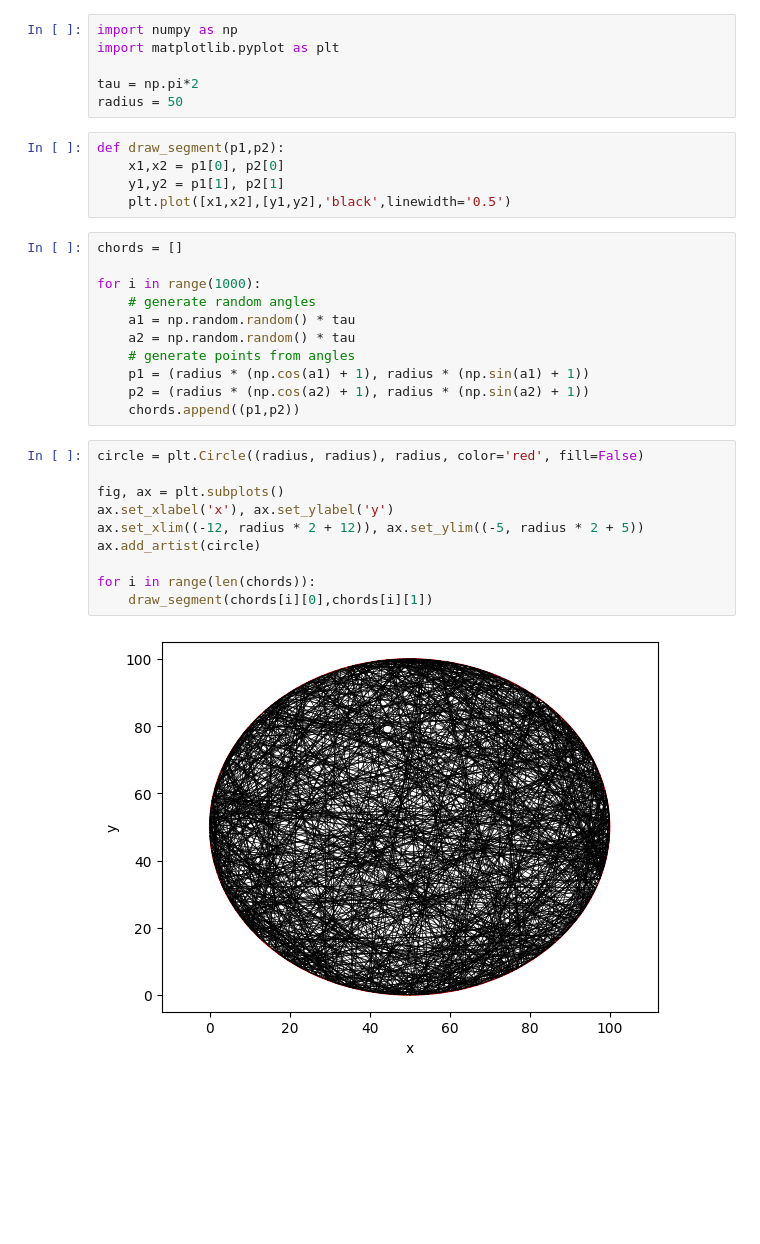
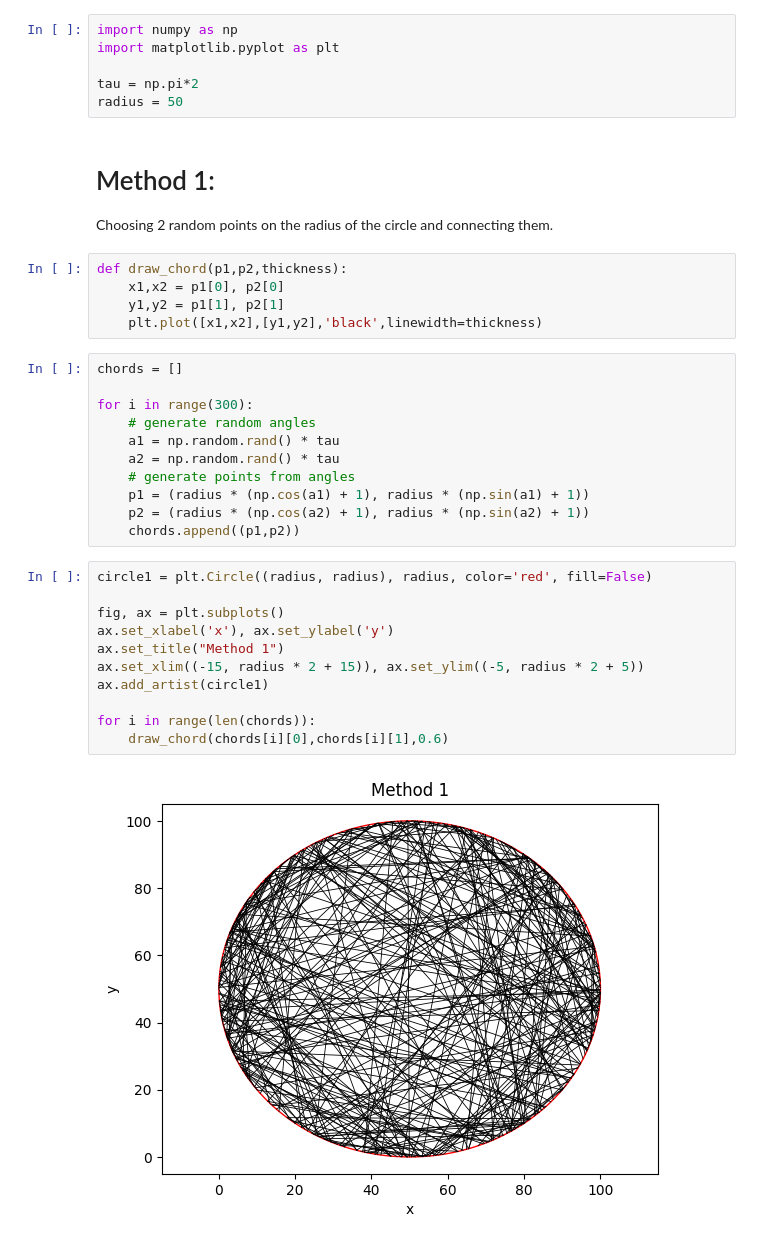
Before and after one commit to joshuamckean/prbx-code-jm, a Jupyter notebook: Bertrand's Paradox.ipynb, the cells around one changed output. Cells and saved outputs as stored; diff of their text form; blank space fills up the shorter version.

```diff
--- a/Bertrand's Paradox.ipynb
+++ b/Bertrand's Paradox.ipynb
@@ -4,31 +4,36 @@ import matplotlib.pyplot as plt
 
 tau = np.pi*2
 radius = 50
+# %% [markdown]
+# Method 1:
+
+Choosing 2 random points on the radius of the circle and connecting them.
 # %%
-def draw_segment(p1,p2):
+def draw_chord(p1,p2,thickness):
     x1,x2 = p1[0], p2[0]
     y1,y2 = p1[1], p2[1]
-    plt.plot([x1,x2],[y1,y2],'black',linewidth='0.5')
+    plt.plot([x1,x2],[y1,y2],'black',linewidth=thickness)
 # %%
 chords = []
 
-for i in range(1000):
+for i in range(300):
     # generate random angles
-    a1 = np.random.random() * tau
-    a2 = np.random.random() * tau
+    a1 = np.random.rand() * tau
+    a2 = np.random.rand() * tau
     # generate points from angles
     p1 = (radius * (np.cos(a1) + 1), radius * (np.sin(a1) + 1))
     p2 = (radius * (np.cos(a2) + 1), radius * (np.sin(a2) + 1))
     chords.append((p1,p2))
 # %%
-circle = plt.Circle((radius, radius), radius, color='red', fill=False)
+circle1 = plt.Circle((radius, radius), radius, color='red', fill=False)
 
 fig, ax = plt.subplots()
 ax.set_xlabel('x'), ax.set_ylabel('y')
-ax.set_xlim((-12, radius * 2 + 12)), ax.set_ylim((-5, radius * 2 + 5))
-ax.add_artist(circle)
+ax.set_title("Method 1")
+ax.set_xlim((-15, radius * 2 + 15)), ax.set_ylim((-5, radius * 2 + 5))
+ax.add_artist(circle1)
 
 for i in range(len(chords)):
-    draw_segment(chords[i][0],chords[i][1])
+    draw_chord(chords[i][0],chords[i][1],0.6)
 # %% [output]
-[figure, old version]
+[figure, new version]
```
Also changed, not shown: parts of 3 cells of this notebook.
